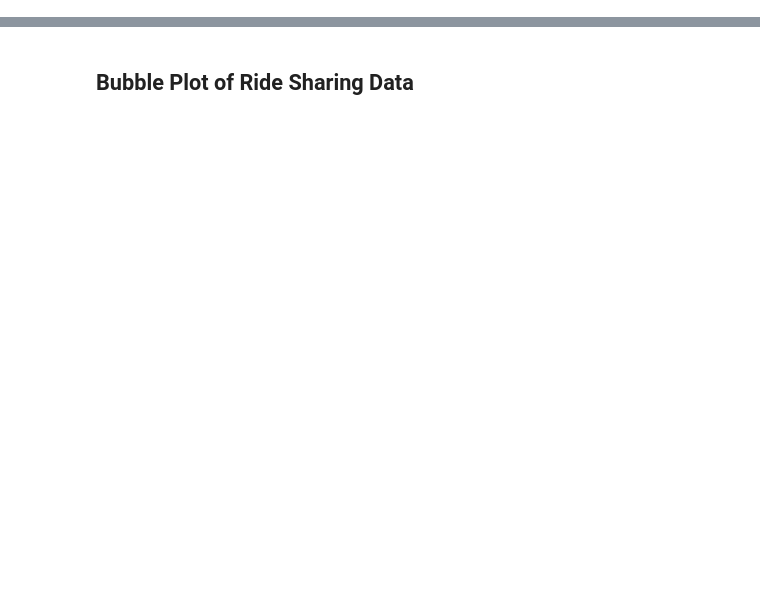
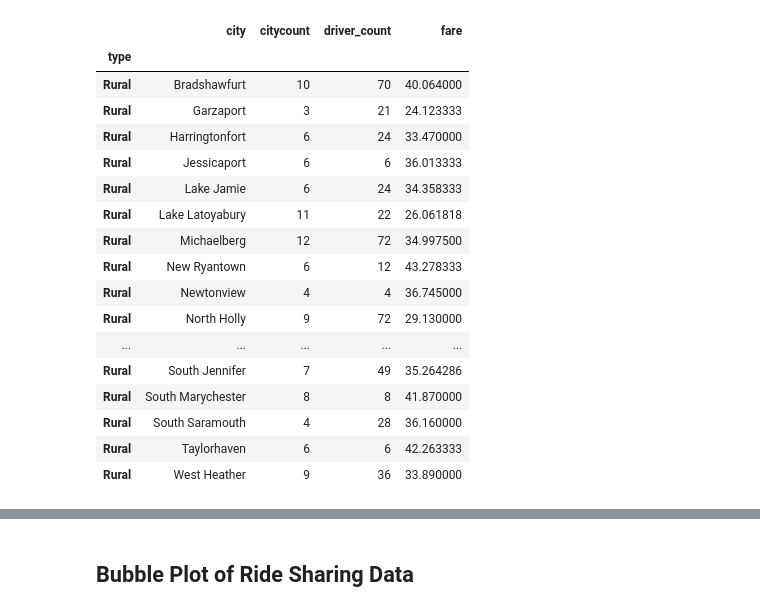
Before and after one commit to licia858/Matplotlib, a Jupyter notebook: Instructions/Pyber/pyber_starter.ipynb, the cells around one changed output, grey strips where cells are left out. Cells and saved outputs as stored; diff of their text form; code cells hidden in the pictures; blank space fills up the shorter version.

```diff
--- a/Instructions/Pyber/pyber_starter.ipynb
+++ b/Instructions/Pyber/pyber_starter.ipynb
@@ -36,0 +68,32 @@ Name: city, dtype: int64
+# %%
+#Group each city type
+Urbantype = 'Urban'
+justUrban = data_df.loc[Urbantype]
+justUrban
+
+Suburbantype = 'Suburban'
+justSuburban = data_df.loc[Suburbantype]
+justSuburban
+
+Ruraltype = 'Rural'
+justRural = data_df.loc[Ruraltype]
+justRural
+# %% [output]
+|  | city | citycount | driver_count | fare |
+| type |  |  |  |  |
+| Rural | Bradshawfurt | 10 | 70 | 40.064000 |
+| Rural | Garzaport | 3 | 21 | 24.123333 |
+| Rural | Harringtonfort | 6 | 24 | 33.470000 |
+| Rural | Jessicaport | 6 | 6 | 36.013333 |
+| Rural | Lake Jamie | 6 | 24 | 34.358333 |
+| Rural | Lake Latoyabury | 11 | 22 | 26.061818 |
+| Rural | Michaelberg | 12 | 72 | 34.997500 |
+| Rural | New Ryantown | 6 | 12 | 43.278333 |
+| Rural | Newtonview | 4 | 4 | 36.745000 |
+| Rural | North Holly | 9 | 72 | 29.130000 |
+| ... | ... | ... | ... | ... |
+| Rural | South Jennifer | 7 | 49 | 35.264286 |
+| Rural | South Marychester | 8 | 8 | 41.870000 |
+| Rural | South Saramouth | 4 | 28 | 36.160000 |
+| Rural | Taylorhaven | 6 | 6 | 42.263333 |
+| Rural | West Heather | 9 | 36 | 33.890000 |
```
Also changed, not shown: parts of 11 cells of this notebook.
